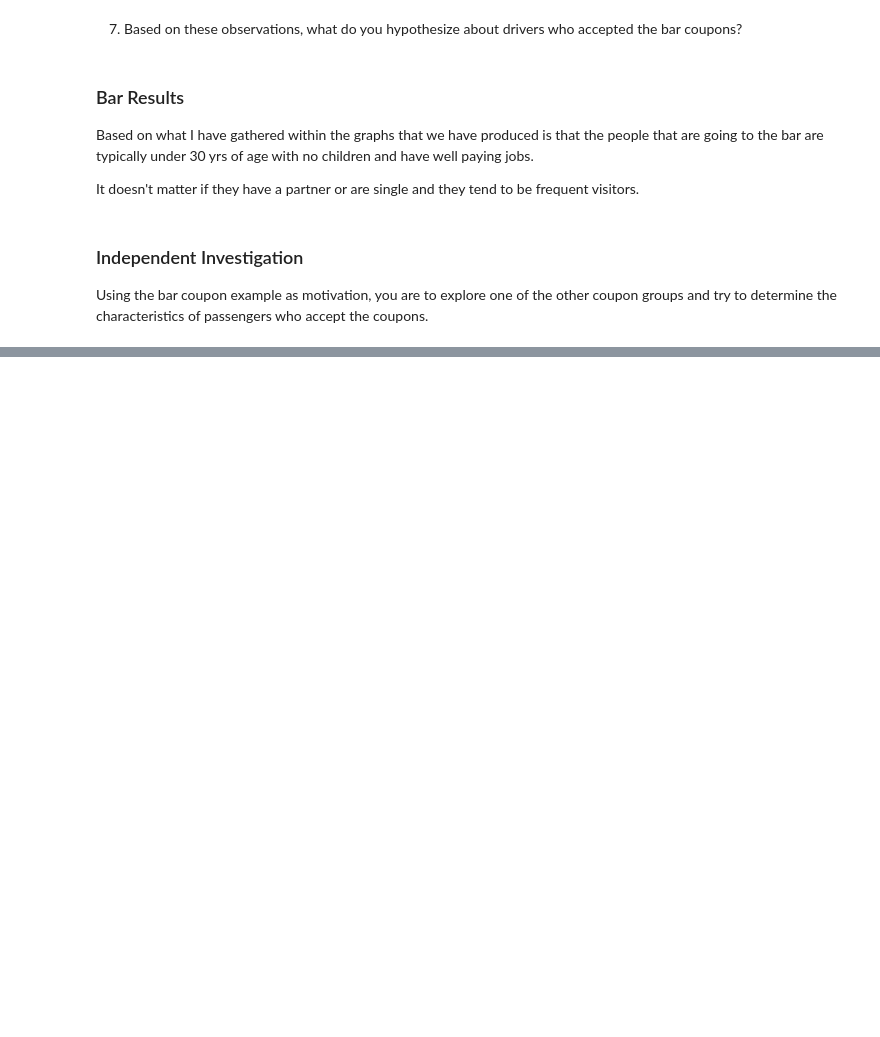
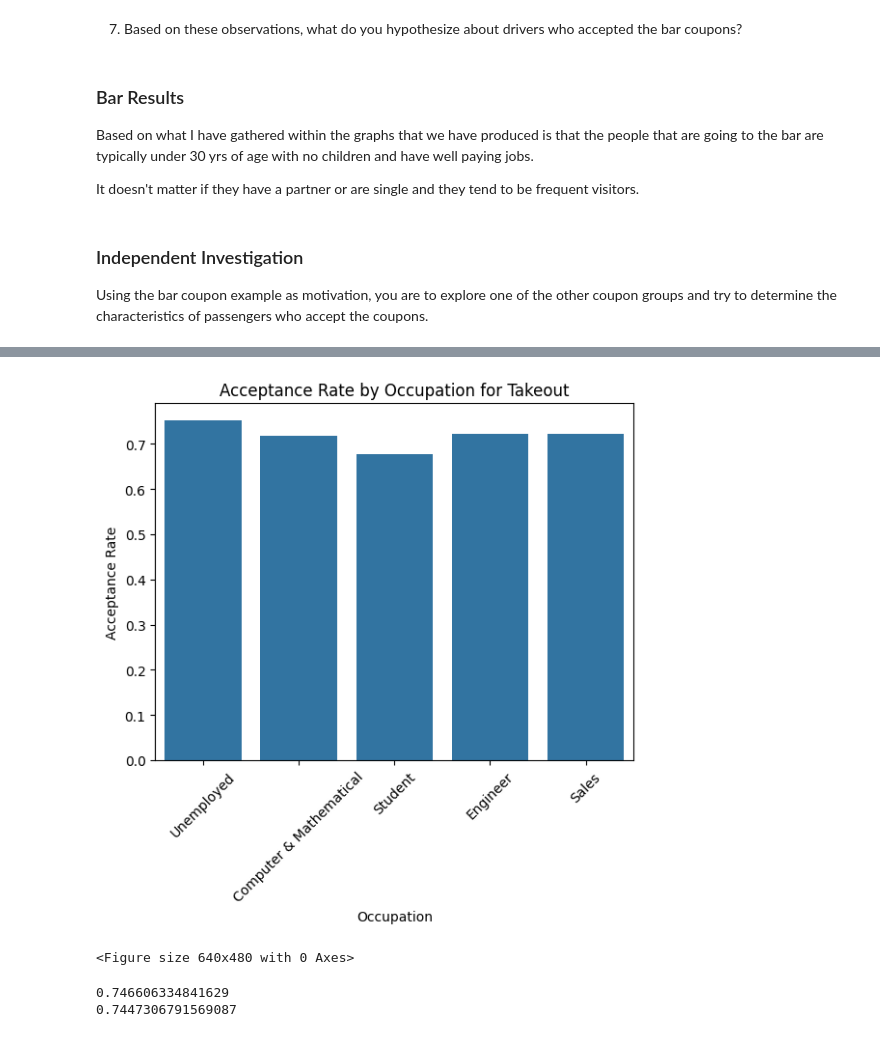
Before and after one commit to eflo11/Berkeley5.1, a Jupyter notebook: prompt.ipynb, the cells around one changed output, grey strips where cells are left out. Drawn from its saved outputs; the diff is of its cells as text; code cells hidden in the pictures; blank space fills up the shorter version.

```diff
--- a/prompt.ipynb
+++ b/prompt.ipynb
@@ -444,0 +485,44 @@ Using the bar coupon example as motivation, you are to explore one of the other
+# %%
+# Break out takeout acceptance by top 5 occupations
+carry_coupon['occupation'].value_counts()
+
+unemployed_carry_acceptance = carry_coupon[carry_coupon['occupation'] == 'Unemployed']['Y'].sum() / carry_coupon[carry_coupon['occupation'] == 'Unemployed']['Y'].count()
+computer_carry_acceptance = carry_coupon[carry_coupon['occupation'] == 'Computer & Mathematical']['Y'].sum() / carry_coupon[carry_coupon['occupation'] == 'Computer & Mathematical']['Y'].count()
+student_carry_acceptance = carry_coupon[carry_coupon['occupation'] == 'Student']['Y'].sum() / carry_coupon[carry_coupon['occupation'] == 'Student']['Y'].count()
+engineer_carry_acceptance = carry_coupon[carry_coupon['occupation'] == 'Sales & Related']['Y'].sum() / carry_coupon[carry_coupon['occupation'] == 'Sales & Related']['Y'].count()
+sales_carry_acceptance = carry_coupon[carry_coupon['occupation'] == 'Sales & Related']['Y'].sum() / carry_coupon[carry_coupon['occupation'] == 'Sales & Related']['Y'].count()
+# %%
+# Plot acceptance of top 5 occupations
+carry_acceptance = pd.DataFrame({
+    'Occupation': ['Unemployed', 'Computer & Mathematical', 'Student', 'Engineer', 'Sales'],
+    'Acceptance Rate': [unemployed_carry_acceptance, computer_carry_acceptance, student_carry_acceptance, engineer_carry_acceptance, sales_carry_acceptance]
+})
+sns.barplot(data=carry_acceptance, x='Occupation', y='Acceptance Rate')
+plt.title('Acceptance Rate by Occupation for Takeout')
+plt.xlabel('Occupation')
+plt.xticks(rotation=45)
+plt.ylabel('Acceptance Rate')
+plt.show()
+plt.savefig('images/acceptance_rate_takeout_by_occupation.png')
+# %% [output]
+[figure, added]
+<Figure size 640x480 with 0 Axes>
+# %%
+# Build the acceptance of alone and unemployed vs. everyone else
+alone_unemployed = carry_coupon.loc[
+    (carry_coupon['passanger'] == 'Alone') &
+    (carry_coupon['occupation'] == 'Unemployed')
+]
+notalone_employed = carry_coupon.loc[
+    ~(carry_coupon['passanger'] == 'Alone') &
+    ~(carry_coupon['occupation'] == 'Unemployed')
+]
+
+# Calculate the acceptance rates for each group
+alone_unemployed_acceptance = alone_unemployed['Y'].sum() / alone_unemployed['Y'].count()
+print(alone_unemployed_acceptance)
+notalone_employed_acceptance = notalone_employed['Y'].sum() / notalone_employed['Y'].count()
+print(notalone_employed_acceptance)
+# %% [output]
+0.746606334841629
+0.7447306791569087
```
Also changed, not shown: parts of 6 cells of this notebook, 11 other files.
